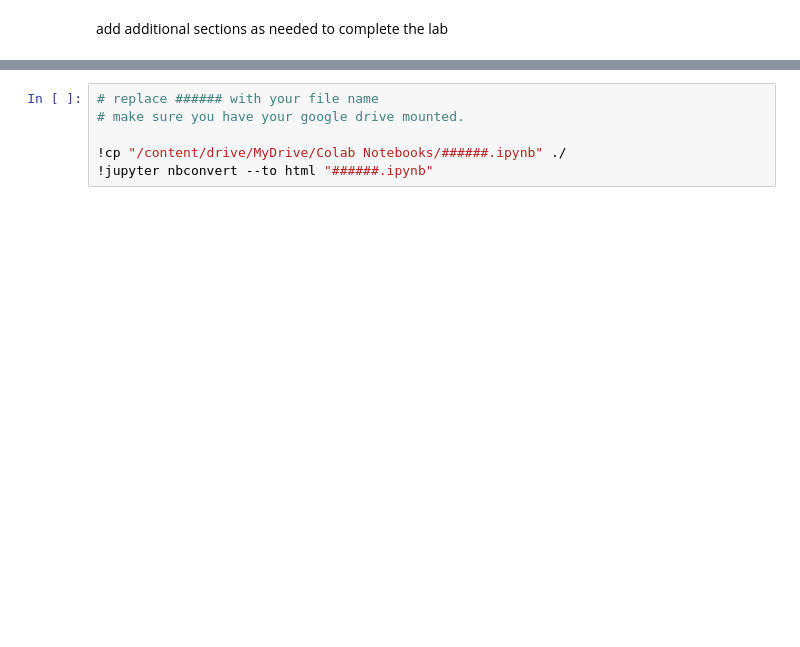
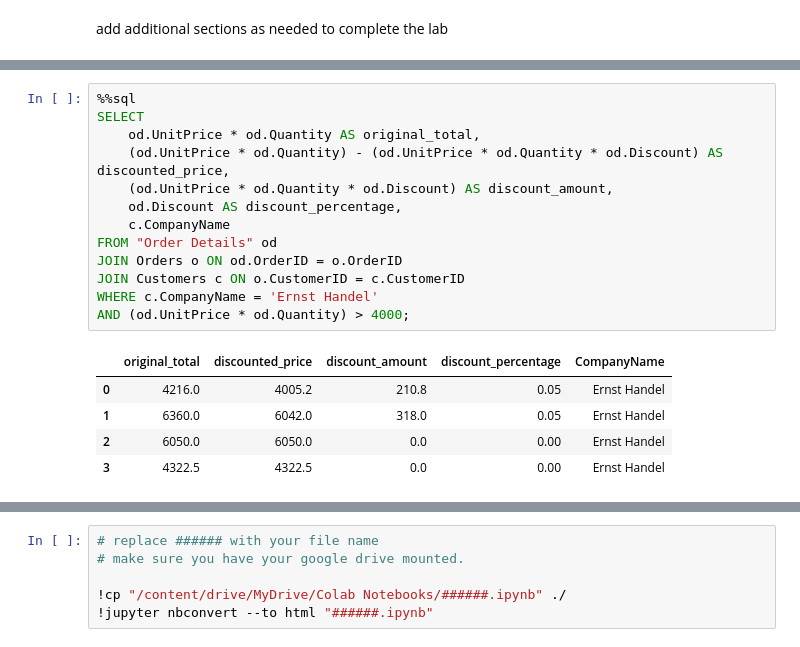
Before and after one commit to joonhahaileypark/joonhahaileypark, a Jupyter notebook: labs/de_lab_1_Joonha_Park.ipynb, the cells around one changed output, grey strips where cells are left out. Saved outputs shown, nothing was run; the diff lists cells and outputs as text; blank space fills up the shorter version.

```diff
--- a/labs/de_lab_1_Joonha_Park.ipynb
+++ b/labs/de_lab_1_Joonha_Park.ipynb
@@ -83,0 +168,19 @@ add additional sections as needed to complete the lab
+# %%
+%%sql
+SELECT
+    od.UnitPrice * od.Quantity AS original_total,
+    (od.UnitPrice * od.Quantity) - (od.UnitPrice * od.Quantity * od.Discount) AS discounted_price,
+    (od.UnitPrice * od.Quantity * od.Discount) AS discount_amount,
+    od.Discount AS discount_percentage,
+    c.CompanyName
+FROM "Order Details" od
+JOIN Orders o ON od.OrderID = o.OrderID
+JOIN Customers c ON o.CustomerID = c.CustomerID
+WHERE c.CompanyName = 'Ernst Handel'
+AND (od.UnitPrice * od.Quantity) > 4000;
+# %% [output]
+|  | original_total | discounted_price | discount_amount | discount_percentage | CompanyName |
+| 0 | 4216.0 | 4005.2 | 210.8 | 0.05 | Ernst Handel |
+| 1 | 6360.0 | 6042.0 | 318.0 | 0.05 | Ernst Handel |
+| 2 | 6050.0 | 6050.0 | 0.0 | 0.00 | Ernst Handel |
+| 3 | 4322.5 | 4322.5 | 0.0 | 0.00 | Ernst Handel |
```
Also changed, not shown: parts of 35 cells of this notebook.
